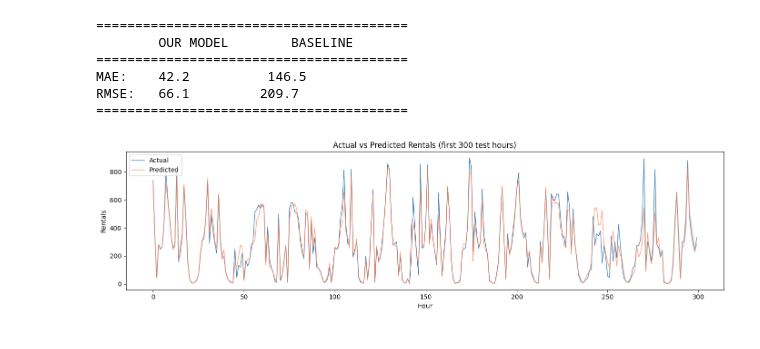
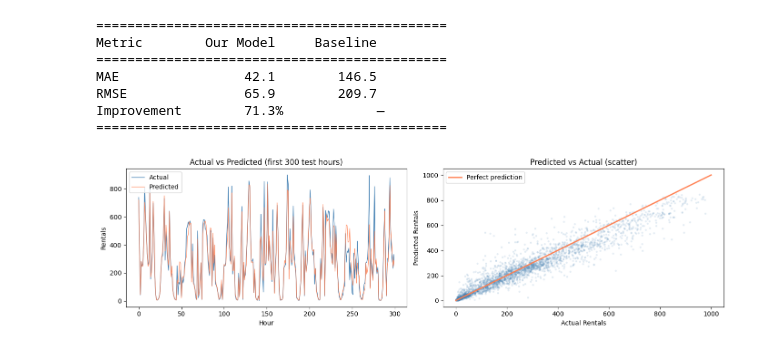
Before and after one commit to caffine-fueled-cat/bike-sharing-demand-analysis, a Jupyter notebook: analysis.ipynb, the cells around one changed output. Cells and saved outputs as stored; diff of their text form; code cells hidden in the pictures.

```diff
--- a/analysis.ipynb
+++ b/analysis.ipynb
@@ -161,25 +202,28 @@ from sklearn.ensemble import RandomForestRegressor
 from sklearn.metrics import mean_absolute_error, mean_squared_error
 import numpy as np
 
-# Features we'll use
 features = ['hour', 'month', 'day_of_week', 'is_weekend', 'is_rush_hour',
             'quarter', 'workingday', 'holiday', 'season', 'weathersit',
-            'temp', 'hum', 'windspeed', 'lag_1hr', 'lag_24hr',
-            'lag_168hr', 'rolling_3hr', 'rolling_24hr']
+            'temp', 'hum', 'windspeed', 'temp_category',
+            'lag_1hr', 'lag_24hr', 'lag_168hr', 'rolling_3hr', 'rolling_24hr']
 
 X = df[features]
 y = df['cnt']
 
-# Time-aware split — last 20% is test set
+# Time-aware split
 split = int(len(df) * 0.8)
 X_train, X_test = X[:split], X[split:]
 y_train, y_test = y[:split], y[split:]
 
-print(f"Training on {len(X_train)} hours")
-print(f"Testing on {len(X_test)} hours")
+# Show what dates are being trained/tested on
+print(f"Training period: {df['dteday'].iloc[0].date()} → {df['dteday'].iloc[split].date()}")
+print(f"Testing period:  {df['dteday'].iloc[split].date()} → {df['dteday'].iloc[-1].date()}")
+print(f"\nTraining on {len(X_train):,} hours")
+print(f"Testing on  {len(X_test):,} hours")
 
-# Train the model
+# Train
+print("\nTraining model...")
 model = RandomForestRegressor(n_estimators=100, random_state=42, n_jobs=-1)
 model.fit(X_train, y_train)
-print("\nModel trained!")
+print("Model trained successfully! ✓")
 # %% [output]
@@ -190,42 +238,49 @@ Model trained!
 # %%
-# Make predictions
 y_pred = model.predict(X_test)
-
-# Baseline: just predict the previous hour's rentals
 baseline_pred = X_test['lag_1hr']
 
-# Calculate errors
 mae = mean_absolute_error(y_test, y_pred)
 rmse = np.sqrt(mean_squared_error(y_test, y_pred))
-
 baseline_mae = mean_absolute_error(y_test, baseline_pred)
 baseline_rmse = np.sqrt(mean_squared_error(y_test, baseline_pred))
 
-print("=" * 40)
-print("        OUR MODEL        BASELINE")
-print("=" * 40)
-print(f"MAE:    {mae:.1f}          {baseline_mae:.1f}")
-print(f"RMSE:   {rmse:.1f}         {baseline_rmse:.1f}")
-print("=" * 40)
+print("=" * 45)
+print(f"{'Metric':<10} {'Our Model':>12} {'Baseline':>12}")
+print("=" * 45)
+print(f"{'MAE':<10} {mae:>12.1f} {baseline_mae:>12.1f}")
+print(f"{'RMSE':<10} {rmse:>12.1f} {baseline_rmse:>12.1f}")
+print(f"{'Improvement':<10} {((baseline_mae-mae)/baseline_mae*100):>11.1f}% {'—':>12}")
+print("=" * 45)
 
-# Plot predictions vs actual
-plt.figure(figsize=(14, 4))
-plt.plot(y_test.values[:300], label='Actual', color='steelblue', linewidth=1)
-plt.plot(y_pred[:300], label='Predicted', color='coral', linewidth=1, alpha=0.8)
-plt.title('Actual vs Predicted Rentals (first 300 test hours)')
-plt.xlabel('Hour')
-plt.ylabel('Rentals')
-plt.legend()
+fig, axes = plt.subplots(1, 2, figsize=(14, 4))
+
+# Left — time series prediction
+axes[0].plot(y_test.values[:300], label='Actual', color='steelblue', linewidth=1)
+axes[0].plot(y_pred[:300], label='Predicted', color='coral', linewidth=1, alpha=0.8)
+axes[0].set_title('Actual vs Predicted (first 300 test hours)')
+axes[0].set_xlabel('Hour')
+axes[0].set_ylabel('Rentals')
+axes[0].legend()
+
+# Right — scatter plot
+axes[1].scatter(y_test, y_pred, alpha=0.1, color='steelblue', s=5)
+axes[1].plot([0, 1000], [0, 1000], color='coral', linewidth=2, label='Perfect prediction')
+axes[1].set_title('Predicted vs Actual (scatter)')
+axes[1].set_xlabel('Actual Rentals')
+axes[1].set_ylabel('Predicted Rentals')
+axes[1].legend()
+
 plt.tight_layout()
 plt.show()
 # %% [output]
-========================================
-        OUR MODEL        BASELINE
-========================================
-MAE:    42.2          146.5
-RMSE:   66.1         209.7
-========================================
+=============================================
+Metric        Our Model     Baseline
+=============================================
+MAE                42.1        146.5
+RMSE               65.9        209.7
+Improvement        71.3%            —
+=============================================
-[figure, old version]
+[figure, new version]
 # %%
 importance = pd.Series(model.feature_importances_, index=features)
 importance = importance.sort_values(ascending=True)
```
Also changed, not shown: parts of 8 cells of this notebook.
